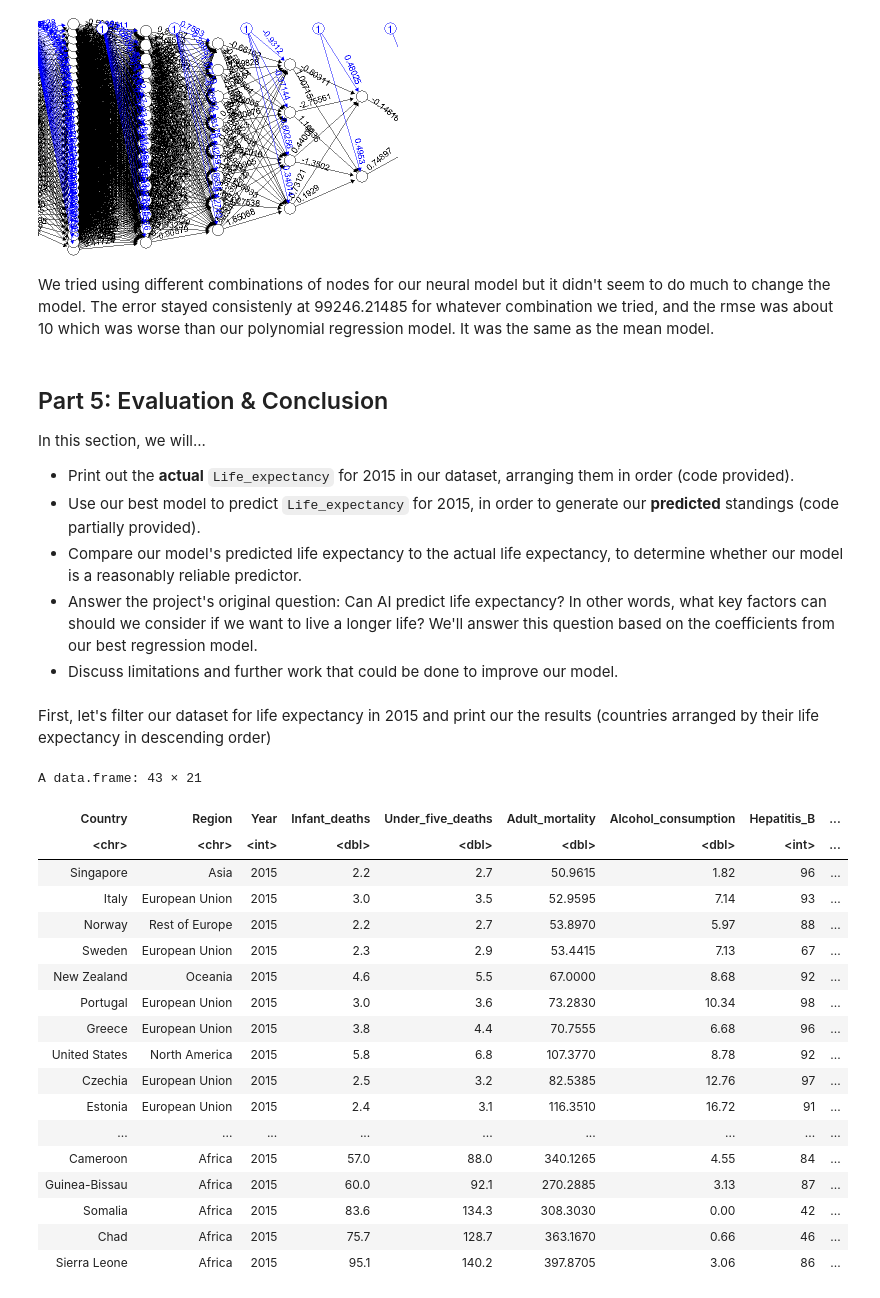
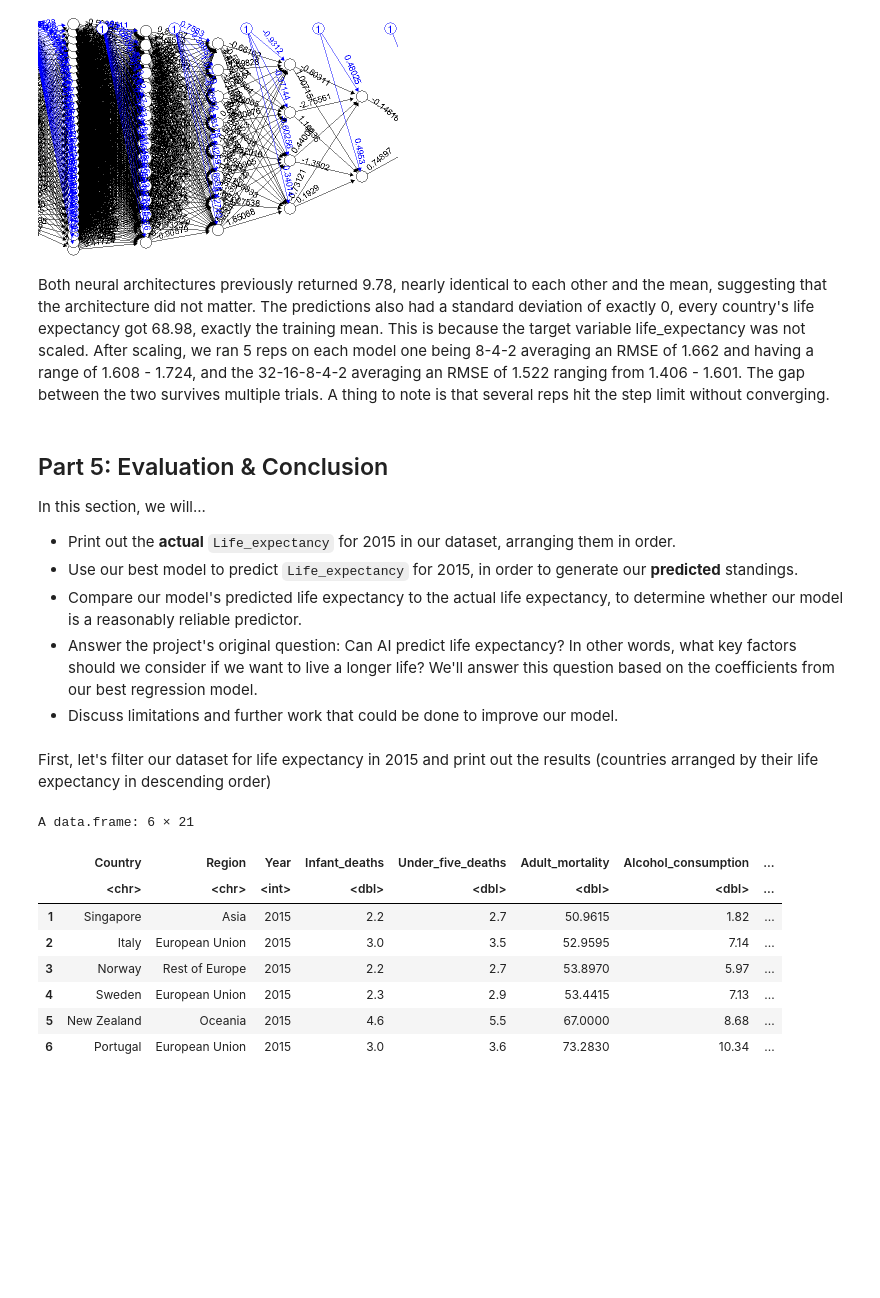
Before and after one commit to IanKang678/life-expectancy-prediction, a Jupyter notebook: notebooks/analysis.ipynb, the cells around one changed output. Saved outputs shown, nothing was run; the diff lists cells and outputs as text; code cells hidden in the pictures; blank space fills up the shorter version.

```diff
--- a/notebooks/analysis.ipynb
+++ b/notebooks/analysis.ipynb
@@ -437,41 +444,31 @@ mean(rmse_neural_2)
 plot(neural_model_2, rep = 'best')
 # %% [output]
 [figure]
-# %% [markdown]
-We tried using different combinations of nodes for our neural model but it didn't seem to do much to change the model. The error stayed consistenly at 99246.21485 for whatever combination we tried, and the rmse was about 10 which was worse than our polynomial regression model. It was the same as the mean model.
+# %% [markdown]
+Both neural architectures previously returned 9.78, nearly identical to each other and the mean, suggesting that the architecture did not matter. The predictions also had a standard deviation of exactly 0, every country's life expectancy got 68.98, exactly the training mean. This is because the target variable life_expectancy was not scaled. After scaling, we ran 5 reps on each model one being 8-4-2 averaging an RMSE of 1.662 and having a range of 1.608 - 1.724, and the 32-16-8-4-2 averaging an RMSE of 1.522 ranging from 1.406 - 1.601. The gap between the two survives multiple trials. A thing to note is that several reps hit the step limit without converging.
 # %% [markdown]
 ## Part 5: Evaluation & Conclusion
 In this section, we will...
-- Print out the **actual** `Life_expectancy` for 2015 in our dataset, arranging them in order (code provided).
-- Use our best model to predict `Life_expectancy` for 2015, in order to generate our **predicted** standings (code partially provided).
+- Print out the **actual** `Life_expectancy` for 2015 in our dataset, arranging them in order.
+- Use our best model to predict `Life_expectancy` for 2015, in order to generate our **predicted** standings.
 - Compare our model's predicted life expectancy to the actual life expectancy, to determine whether our model is a reasonably reliable predictor.
-- Answer the project's original question: Can AI predict life expectancy? In other words, what key factors can should we consider if we want to live a longer life?  We'll answer this question based on the coefficients from our best regression model.
+- Answer the project's original question: Can AI predict life expectancy? In other words, what key factors should we consider if we want to live a longer life?  We'll answer this question based on the coefficients from our best regression model.
 - Discuss limitations and further work that could be done to improve our model.
 # %% [markdown]
-First, let's filter our dataset for life expectancy in 2015 and print our the results (countries arranged by their life expectancy in descending order)
+First, let's filter our dataset for life expectancy in 2015 and print out the results (countries arranged by their life expectancy in descending order)
 # %%
 life_exp_2015 <- filter(test, Year == 2015)
 net_2015 <- test_net[test$Year == 2015, ]
 
-arrange(life_exp_2015, desc(Life_expectancy))
+head(arrange(life_exp_2015, desc(Life_expectancy)))
 # %% [output]
-A data.frame: 43 × 21
+A data.frame: 6 × 21
-| Country | Region | Year | Infant_deaths | Under_five_deaths | Adult_mortality | Alcohol_consumption | Hepatitis_B | ... |
-| <chr> | <chr> | <int> | <dbl> | <dbl> | <dbl> | <dbl> | <int> | ... |
-| Singapore | Asia | 2015 | 2.2 | 2.7 | 50.9615 | 1.82 | 96 | ... |
-| Italy | European Union | 2015 | 3.0 | 3.5 | 52.9595 | 7.14 | 93 | ... |
-| Norway | Rest of Europe | 2015 | 2.2 | 2.7 | 53.8970 | 5.97 | 88 | ... |
-| Sweden | European Union | 2015 | 2.3 | 2.9 | 53.4415 | 7.13 | 67 | ... |
-| New Zealand | Oceania | 2015 | 4.6 | 5.5 | 67.0000 | 8.68 | 92 | ... |
-| Portugal | European Union | 2015 | 3.0 | 3.6 | 73.2830 | 10.34 | 98 | ... |
-| Greece | European Union | 2015 | 3.8 | 4.4 | 70.7555 | 6.68 | 96 | ... |
-| United States | North America | 2015 | 5.8 | 6.8 | 107.3770 | 8.78 | 92 | ... |
-| Czechia | European Union | 2015 | 2.5 | 3.2 | 82.5385 | 12.76 | 97 | ... |
-| Estonia | European Union | 2015 | 2.4 | 3.1 | 116.3510 | 16.72 | 91 | ... |
-| ... | ... | ... | ... | ... | ... | ... | ... | ... |
-| Cameroon | Africa | 2015 | 57.0 | 88.0 | 340.1265 | 4.55 | 84 | ... |
-| Guinea-Bissau | Africa | 2015 | 60.0 | 92.1 | 270.2885 | 3.13 | 87 | ... |
-| Somalia | Africa | 2015 | 83.6 | 134.3 | 308.3030 | 0.00 | 42 | ... |
-| Chad | Africa | 2015 | 75.7 | 128.7 | 363.1670 | 0.66 | 46 | ... |
-| Sierra Leone | Africa | 2015 | 95.1 | 140.2 | 397.8705 | 3.06 | 86 | ... |
+|  | Country | Region | Year | Infant_deaths | Under_five_deaths | Adult_mortality | Alcohol_consumption | ... |
+|  | <chr> | <chr> | <int> | <dbl> | <dbl> | <dbl> | <dbl> | ... |
+| 1 | Singapore | Asia | 2015 | 2.2 | 2.7 | 50.9615 | 1.82 | ... |
+| 2 | Italy | European Union | 2015 | 3.0 | 3.5 | 52.9595 | 7.14 | ... |
+| 3 | Norway | Rest of Europe | 2015 | 2.2 | 2.7 | 53.8970 | 5.97 | ... |
+| 4 | Sweden | European Union | 2015 | 2.3 | 2.9 | 53.4415 | 7.13 | ... |
+| 5 | New Zealand | Oceania | 2015 | 4.6 | 5.5 | 67.0000 | 8.68 | ... |
+| 6 | Portugal | European Union | 2015 | 3.0 | 3.6 | 73.2830 | 10.34 | ... |
 # %% [markdown]
```
Also changed, not shown: parts of 31 cells of this notebook.
